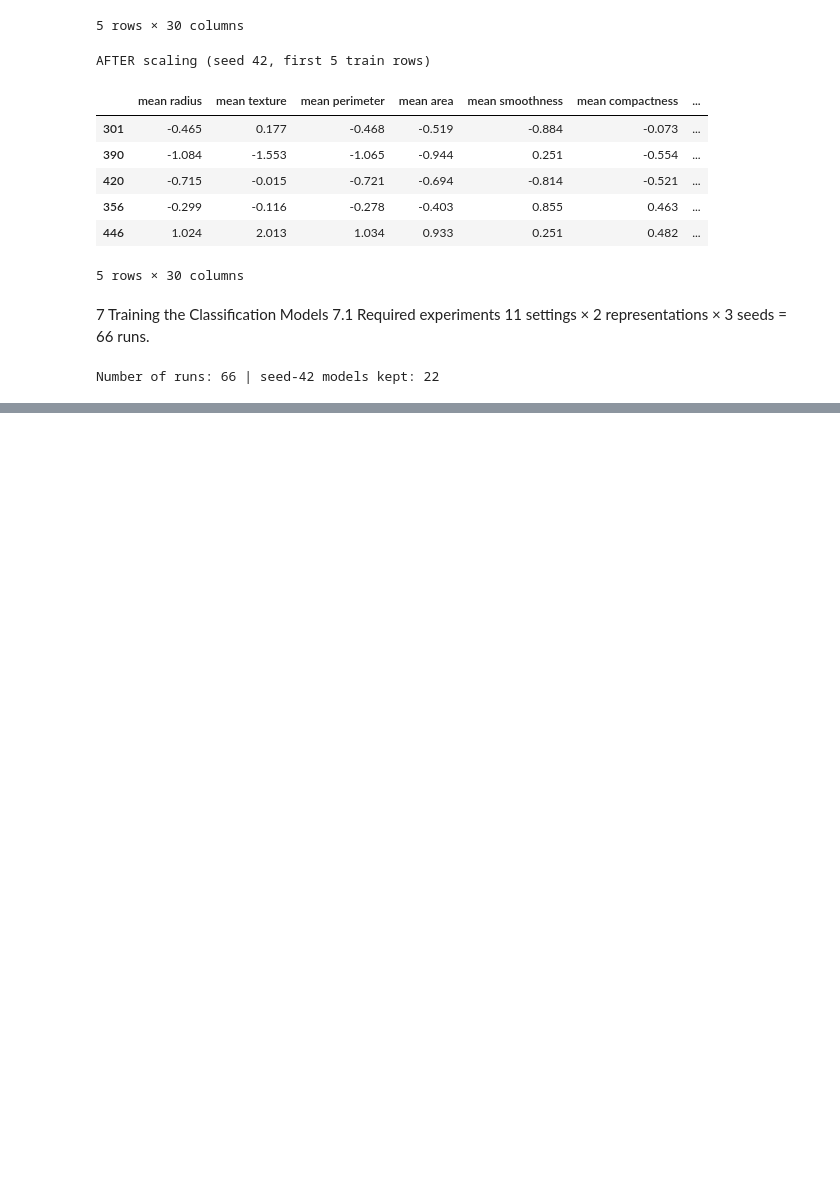
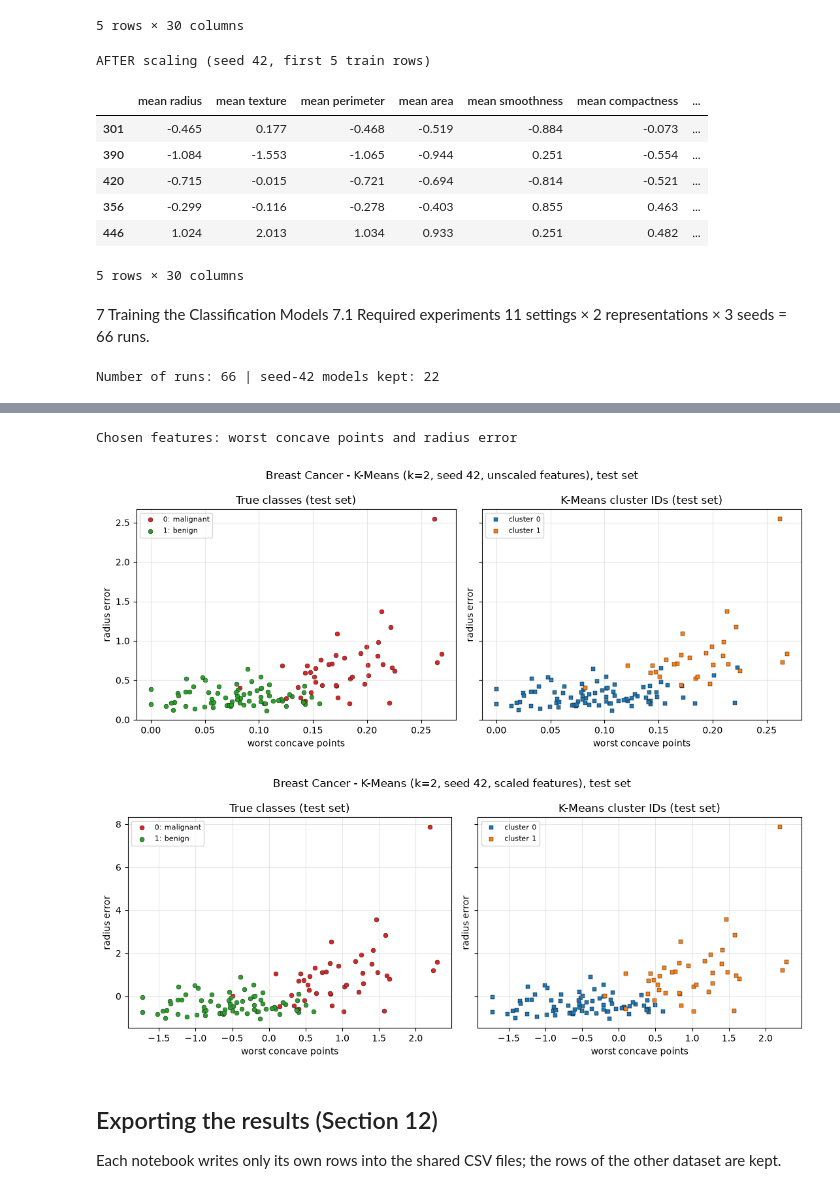
Before and after one commit to muhammedefeones/ml-midterm-23040202015, a Jupyter notebook: breast_cancer.ipynb, the cells around one changed output, grey strips where cells are left out. Drawn from its saved outputs; the diff is of its cells as text; code cells hidden in the pictures; blank space fills up the shorter version.

```diff
--- a/breast_cancer.ipynb
+++ b/breast_cancer.ipynb
@@ -465,0 +784,46 @@ Number of runs: 66 | seed-42 models kept: 22
+# %%
+# 10.3 Visualise and interpret the clusters
+# choose 2 original features using seed 42 TRAIN data: highest ANOVA F (classes far apart),
+# second one must not be strongly correlated with the first (|r| < 0.7)
+from sklearn.feature_selection import f_classif
+train42 = splits[42]["X_train"]
+F, _ = f_classif(train42, splits[42]["y_train"])
+rank = pd.Series(F, index=train42.columns).sort_values(ascending=False)
+feat1 = rank.index[0]
+r_with_first = train42.corr()[feat1].abs()
+feat2 = [f for f in rank.index[1:] if r_with_first[f] < 0.7][0]
+print("Chosen features:", feat1, "and", feat2)
+# %% [output]
+Chosen features: worst concave points and radius error
+# %%
+# left: true classes, right: K-Means cluster IDs, same 2 features, test set
+def plot_clusters(X_t, clusters, title, filename):
+    fig, axes = plt.subplots(1, 2, figsize=(11, 4.5), sharex=True, sharey=True)
+    for c, name, color in [(0, "malignant", "tab:red"), (1, "benign", "tab:green")]:
+        m = (y_test == c).values
+        axes[0].scatter(X_t.loc[m, feat1], X_t.loc[m, feat2], color=color, s=25, edgecolor="k", linewidth=0.3, label=f"{c}: {name}")
+    for k, color in [(0, "tab:blue"), (1, "tab:orange")]:
+        m = clusters == k
+        axes[1].scatter(X_t.loc[m, feat1], X_t.loc[m, feat2], color=color, s=25, marker="s", edgecolor="k", linewidth=0.3, label=f"cluster {k}")
+    axes[0].set_title("True classes (test set)")
+    axes[1].set_title("K-Means cluster IDs (test set)")
+    for ax in axes:
+        ax.set_xlabel(feat1)
+        ax.set_ylabel(feat2)
+        ax.grid(alpha=0.3)
+        ax.legend(fontsize=8)
+    fig.suptitle(title)
+    plt.tight_layout()
+    plt.savefig(filename, dpi=150)
+    plt.show()
+
+for rep, X_t in [("unscaled", X_test), ("scaled", X_test_scaled)]:
+    clusters = km_models_42[rep].predict(X_t)
+    plot_clusters(X_t, clusters, f"Breast Cancer - K-Means (k=2, seed 42, {rep} features), test set",
+                  f"figures/bc_kmeans_{rep}.png")
+# %% [output]
+[figure, added]
+[figure, added]
+# %% [markdown]
+## Exporting the results (Section 12)
+Each notebook writes only its own rows into the shared CSV files; the rows of the other dataset are kept.
```
Also changed, not shown: parts of 18 cells of this notebook, 12 other files.
